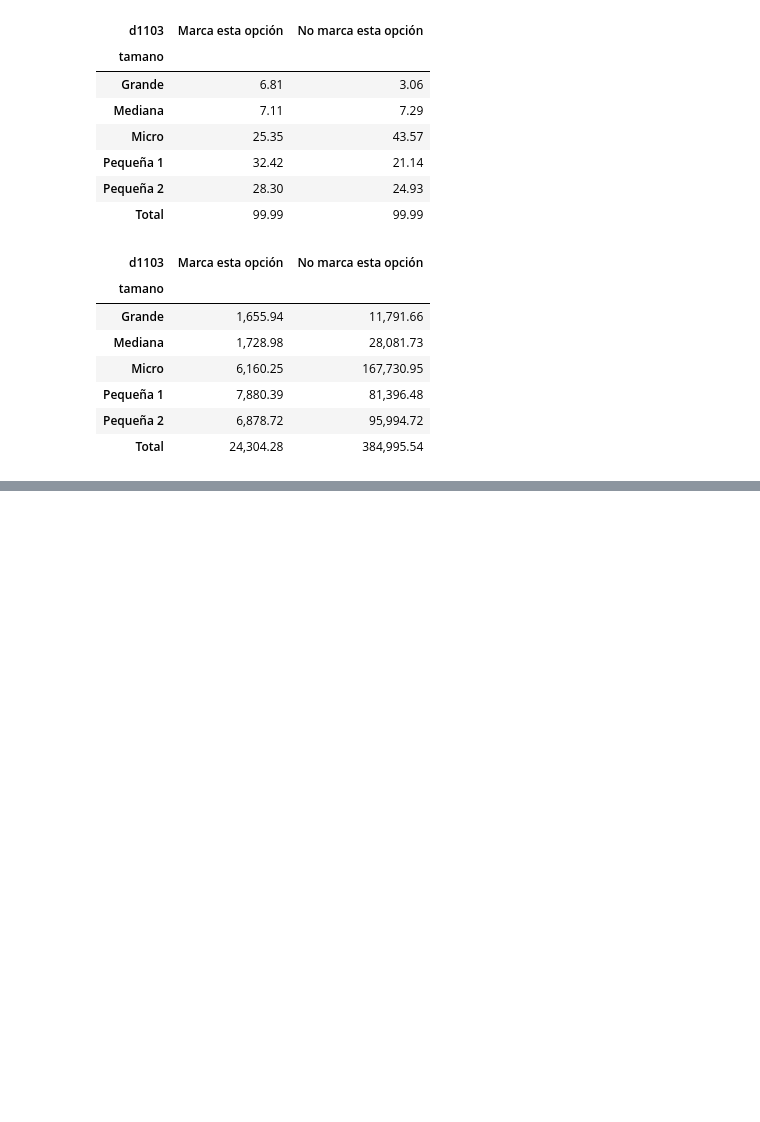
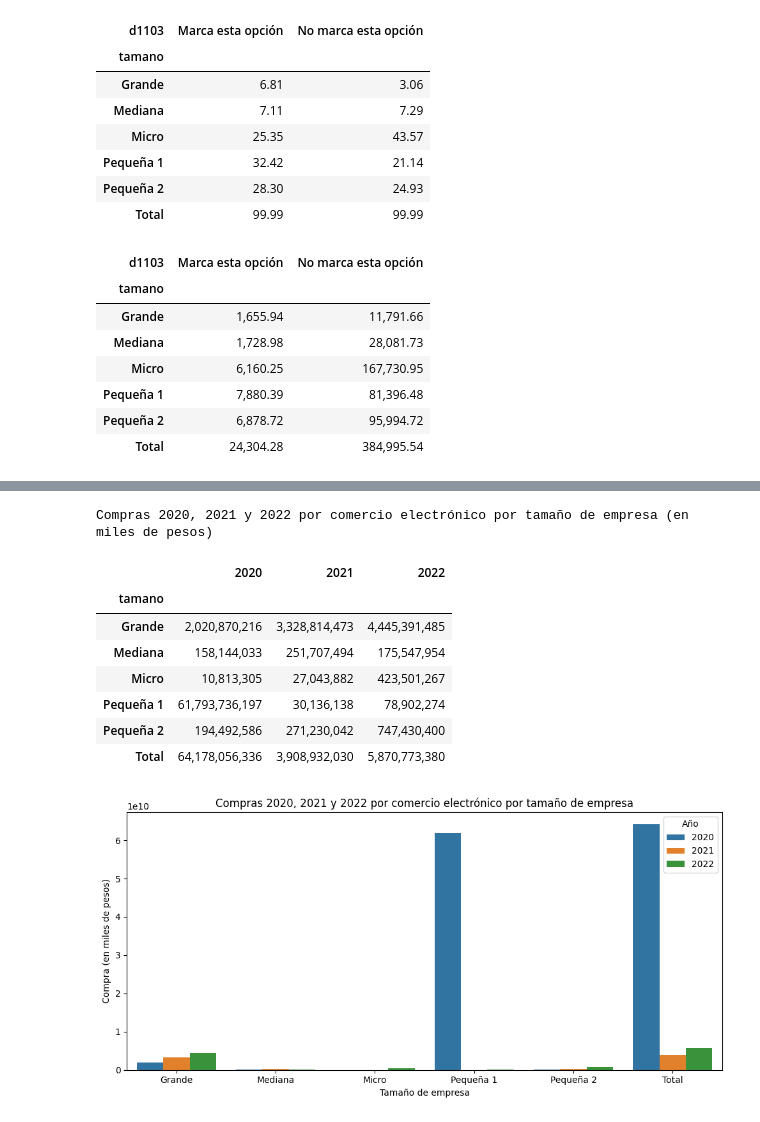
Before and after one commit to tomasleale/ele7, a Jupyter notebook: ele7.ipynb, the cells around one changed output, grey strips where cells are left out. Drawn from its saved outputs; the diff is of its cells as text; code cells hidden in the pictures; blank space fills up the shorter version.

```diff
--- a/ele7.ipynb
+++ b/ele7.ipynb
@@ -418,0 +538,46 @@ Ventas 2020, 2021 y 2022 por comercio electrónico por tamaño de empresa (en mi
+# %%
+compras_ecom = dstats(df, ['d1404', 'd1405', 'd1408'], tipo='suma', variable_cruce='tamano', factor='fe_transversal')
+compras_ecom
+
+display(
+    compras_ecom.rename(columns={'d1404': '2020', 'd1405': '2021', 'd1408': '2022'})
+    .style.set_caption("Compras 2020, 2021 y 2022 por comercio electrónico por tamaño de empresa (en miles de pesos)")
+    .format("{:,.0f}")
+)
+
+# Preparar datos: seaborn necesita formato "largo" (una fila por observación)
+compras_ecom_plot = (
+    compras_ecom.rename(columns={'d1404': '2020', 'd1405': '2021', 'd1408': '2022'})
+    .reset_index()  # convierte el índice 'tamano' en columna
+    .melt(id_vars='tamano', var_name='año', value_name='compra')  # formato largo
+)
+
+# Graficar
+fig, ax = plt.subplots(figsize=(10, 5))
+
+sns.barplot(
+    data=compras_ecom_plot,
+    x='tamano',
+    y='compra',
+    hue='año',
+    ax=ax
+)
+
+ax.set_title("Compras 2020, 2021 y 2022 por comercio electrónico por tamaño de empresa")
+ax.set_xlabel("Tamaño de empresa")
+ax.set_ylabel("Compra (en miles de pesos)")
+ax.legend(title='Año')
+
+plt.tight_layout()
+plt.show()
+# %% [output]
+Compras 2020, 2021 y 2022 por comercio electrónico por tamaño de empresa (en miles de pesos)
+|  | 2020 | 2021 | 2022 |
+| tamano |  |  |  |
+| Grande | 2,020,870,216 | 3,328,814,473 | 4,445,391,485 |
+| Mediana | 158,144,033 | 251,707,494 | 175,547,954 |
+| Micro | 10,813,305 | 27,043,882 | 423,501,267 |
+| Pequeña 1 | 61,793,736,197 | 30,136,138 | 78,902,274 |
+| Pequeña 2 | 194,492,586 | 271,230,042 | 747,430,400 |
+| Total | 64,178,056,336 | 3,908,932,030 | 5,870,773,380 |
+[figure, added]
```
Also changed, not shown: parts of 8 cells of this notebook.
